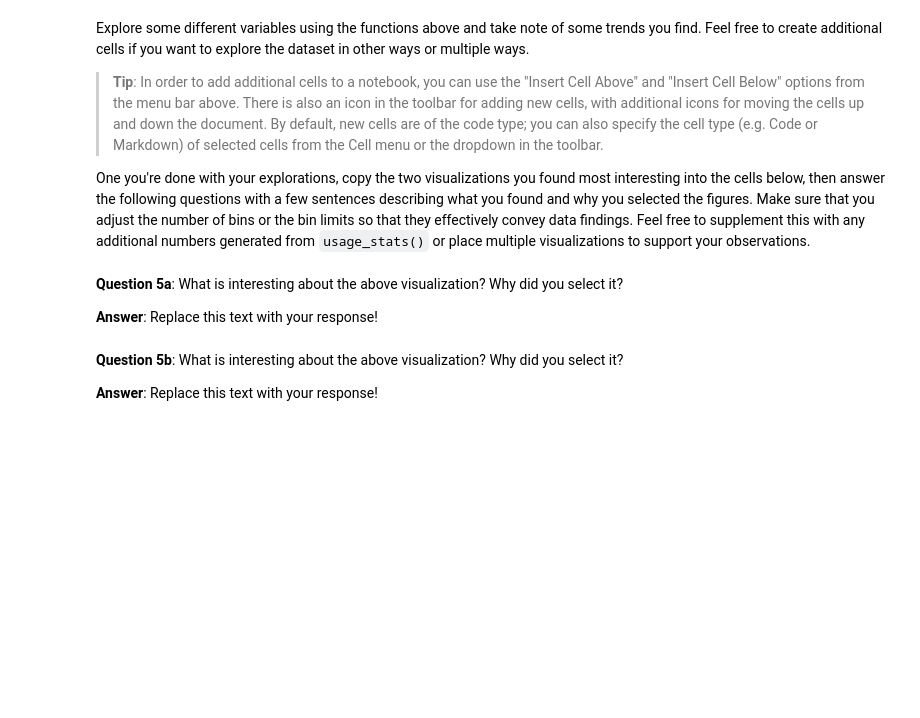
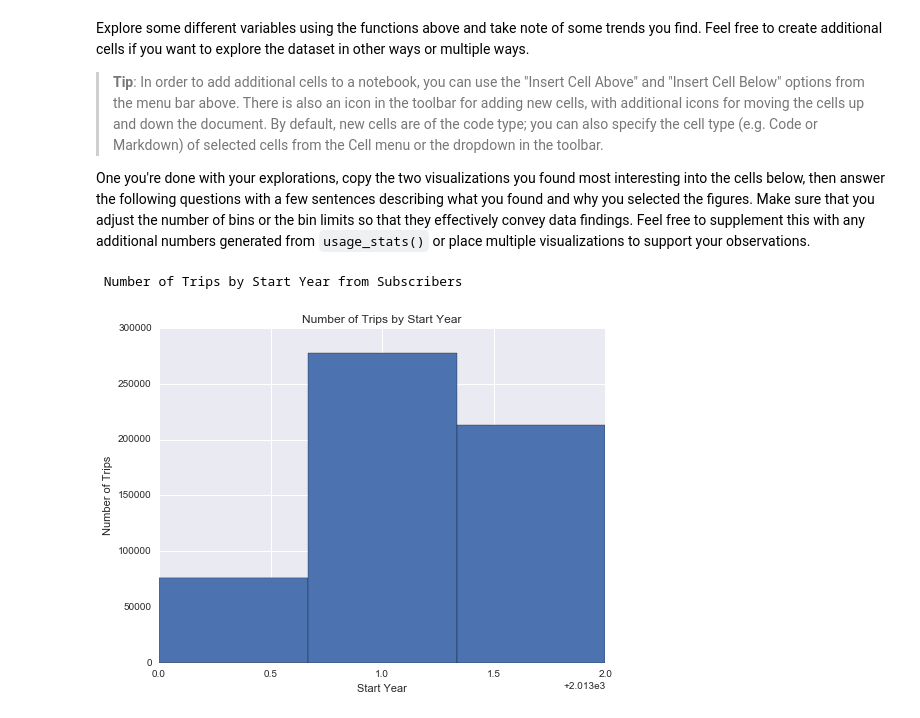
Before and after one commit to cgradwohl/BABS, a Jupyter notebook: dandp0-bikeshareanalysis/Bay_Area_Bike_Share_Analysis.ipynb, the cells around one changed output. Saved outputs shown, nothing was run; the diff lists cells and outputs as text; code cells hidden in the pictures; blank space fills up the shorter version.

```diff
--- a/dandp0-bikeshareanalysis/Bay_Area_Bike_Share_Analysis.ipynb
+++ b/dandp0-bikeshareanalysis/Bay_Area_Bike_Share_Analysis.ipynb
@@ -258,4 +344,0 @@ usage_plot(trip_data)
-# %% [markdown]
-**Question 5a**: What is interesting about the above visualization? Why did you select it?
-
-**Answer**: Replace this text with your response!
@@ -265,4 +345,7 @@ usage_plot(trip_data)
-# %% [markdown]
-**Question 5b**: What is interesting about the above visualization? Why did you select it?
-
-**Answer**: Replace this text with your response!
+# %%
+# Final Plot 1
+print '\n Number of Trips by Start Year from Subscribers'
+usage_plot(trip_data, 'start_year', ["subscription_type == 'Subscriber'"], n_bins = 3)
+# %% [output]
+ Number of Trips by Start Year from Subscribers
+[figure, added]
```
Also changed, not shown: parts of 26 cells of this notebook, 3 other files.
